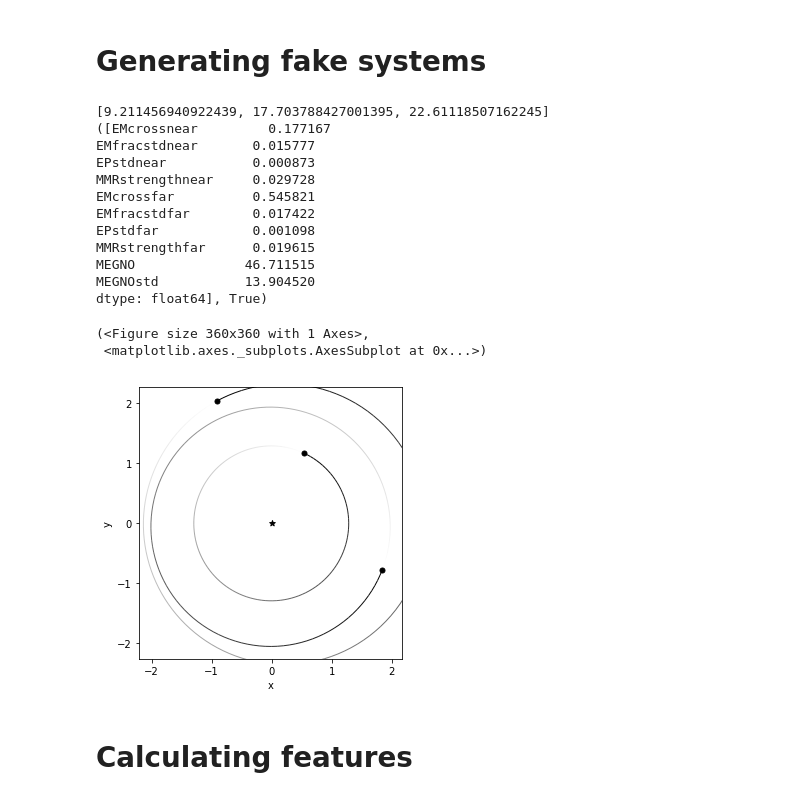
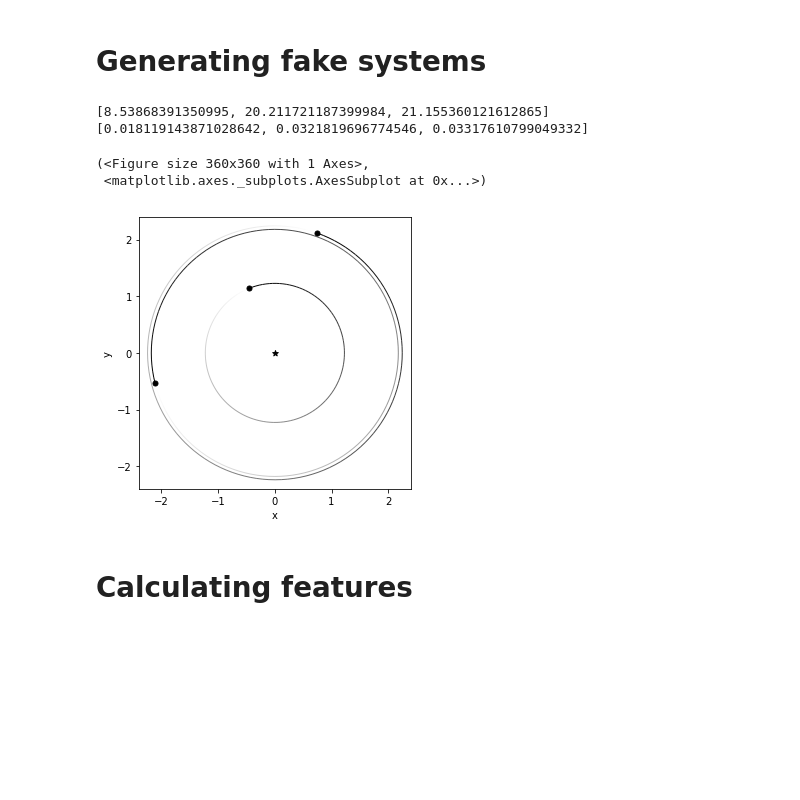
Before and after one commit to christiangil/Optimization-Tutorial, a Jupyter notebook: Tutorial.ipynb, the cells around one changed output. Cells and saved outputs as stored; diff of their text form; code cells hidden in the pictures; blank space fills up the shorter version.

```diff
--- a/Tutorial.ipynb
+++ b/Tutorial.ipynb
@@ -60,11 +61,16 @@ def min_es(ms, As):
 def check_es(a0, e0, a1, e1, a2, e2):
     return (e0 <= max_e_inner(a0, a1, e1)) and (e1 <= max_e_inner(a1, a2, e2)) and (e1 <= max_e_outer(a1, a0, e0)) and (e2 <= max_e_outer(a2, a1, e1))
 
+
+def collision(reb_sim, col):
+    reb_sim.contents._status = 5
+    return 0
+
+
 """
 Generating random systems
 Using methodolgy similar to Tamayo et al. 2020 (in prep)
 """
-#
 def generate_system():
     Mstar = 1
     mutual_hill_radii_sep = rd.uniform(0, 40, 2)
@@ -80,11 +86,13 @@ def generate_system():
         shared_quant = np.cbrt(9 * (ms[i-1] + ms[i]) / Mstar) * mutual_hill_radii_sep[i-1]
         As[i] = As[i-1] * (6 + shared_quant) / (6 - shared_quant)
 
+    radii = As * np.cbrt(ms[i] / Mstar / 3)
+
     es = np.array([0,0,0])
     bad_es = True
-    e0_max = max_e_inner(As[0], As[1])
-    e1_max = np.minimum(max_e_inner(As[1], As[2], es[2]), max_e_outer(As[1], As[0]))  # ~0.15
-    e2_max = max_e_outer(As[2], As[1])
+    e0_max = np.min([max_e_inner(As[0], As[1]), 1])
+    e1_max = np.min([np.minimum(max_e_inner(As[1], As[2], es[2]), max_e_outer(As[1], As[0])), 1]) # ~0.15
+    e2_max = np.min([max_e_outer(As[2], As[1]), 1])
     e_mins = min_es(ms, As)
     while bad_es:
         es = np.array([loguniform(e_mins[0], e0_max), loguniform(e_mins[1], e1_max), loguniform(e_mins[2], e2_max)])
@@ -94,38 +102,38 @@ def generate_system():
     sim.add(m=1.)
 #     print(ms, As, es, Ws, ws, Ms, incs)
     for i in range(3):
-        sim.add(m=ms[i], a=As[i], e=es[i], Omega=Ws[i], omega=ws[i], M=Ms[i], inc=incs[i])
+        sim.add(m=ms[i], a=As[i], e=es[i], Omega=Ws[i], omega=ws[i], M=Ms[i], inc=incs[i], r=radii[i])
     sim.move_to_com()
+
+    sim.collision = 'line'
+    sim.collision_resolve = collision
+    sim.ri_whfast.keep_unsynchronized = 1
+    sim.ri_whfast.safe_mode = 0
+
+    sim.integrator = "whfast"
+    sim.dt = np.sqrt(2) / 20 * sim.particles[1].P
+
     return sim
 # %%
 sim_names = "test_sims/"
-n = 100
+n = 1024
 sa_names = [("id_%5.0d.bin"%i).replace(" ","0") for i in range(n)]
 
 for i in range(n):
     sim = generate_system()
     replace_snapshot(sim, sim_names + sa_names[i])
 # %%
-sim = rebound.SimulationArchive(sim_names + sa_names[6])[0]
+sim = rebound.SimulationArchive(sim_names + sa_names[0])[0]
 print([sim.particles[1+i].P for i in range(3)])
-print(features(sim, features_args))
+print([sim.particles[1+i].r for i in range(3)])
+# print(features(sim, features_args))
 rebound.OrbitPlot(sim)
 # %% [output]
-[9.211456940922439, 17.703788427001395, 22.61118507162245]
-([EMcrossnear         0.177167
-EMfracstdnear       0.015777
-EPstdnear           0.000873
-MMRstrengthnear     0.029728
-EMcrossfar          0.545821
-EMfracstdfar        0.017422
-EPstdfar            0.001098
-MMRstrengthfar      0.019615
-MEGNO              46.711515
-MEGNOstd           13.904520
-dtype: float64], True)
+[8.53868391350995, 20.211721187399984, 21.155360121612865]
+[0.018119143871028642, 0.0321819696774546, 0.03317610799049332]
 (<Figure size 360x360 with 1 Axes>,
  <matplotlib.axes._subplots.AxesSubplot at 0x...>)
-[figure, old version]
+[figure, new version]
 # %% [markdown]
 # Calculating features
 # %%
```
Also changed, not shown: parts of 9 cells of this notebook, 1 other file.
